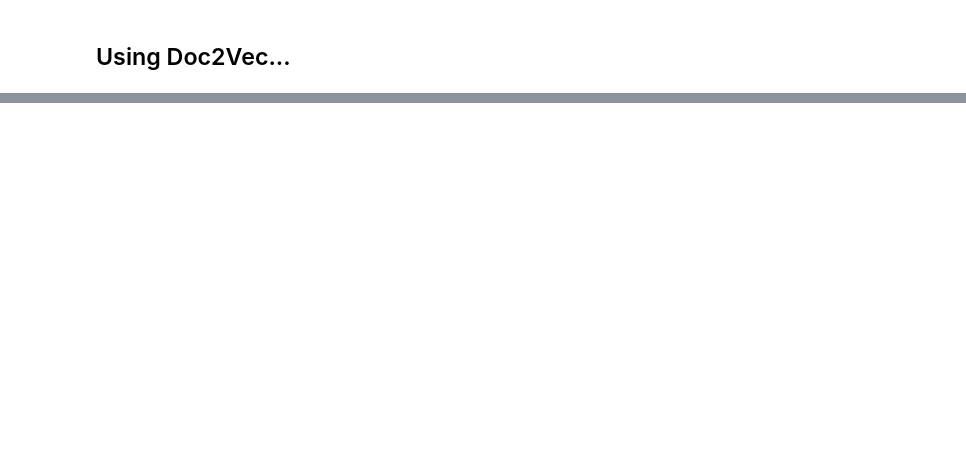
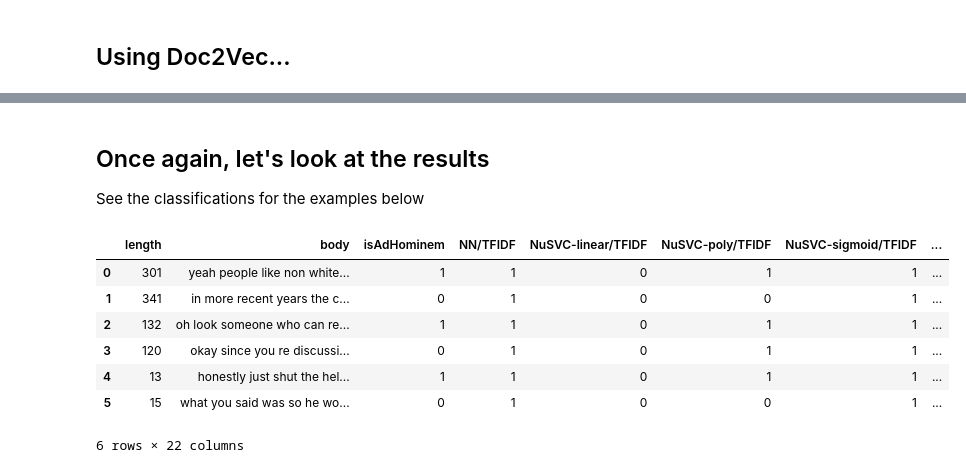
Before and after one commit to iPieter/ad-hominem-detection, a Jupyter notebook: models/06_samples/ind_analysis.ipynb, the cells around one changed output, grey strips where cells are left out. Saved outputs shown, nothing was run; the diff lists cells and outputs as text; code cells hidden in the pictures; blank space fills up the shorter version.

```diff
--- a/models/06_samples/ind_analysis.ipynb
+++ b/models/06_samples/ind_analysis.ipynb
@@ -350,0 +445,10 @@ y_test = list(df_samples["isAdHominem"])
+# %%
+%%time
+
+print("Fitting SVC model...")
+svcModel = SVC(kernel='sigmoid').fit(x_train, y_train)
+print("Done!")
+
+predicted = svcModel.predict(x_test)
+
+df_samples["SVC-sigmoid/Doc2Vec"] = predicted
@@ -350,0 +460,10 @@ y_test = list(df_samples["isAdHominem"])
+# %%
+%%time
+
+print("Fitting SVC model...")
+svcModel = SVC(kernel='rbf').fit(x_train, y_train)
+print("Done!")
+
+predicted = svcModel.predict(x_test)
+
+df_samples["SVC-rbf/Doc2Vec"] = predicted
@@ -350,0 +475,10 @@ y_test = list(df_samples["isAdHominem"])
+# %%
+%%time
+
+print("Fitting SVC model...")
+svcModel = SVC(kernel='linear').fit(x_train, y_train)
+print("Done!")
+
+predicted = svcModel.predict(x_test)
+
+df_samples["SVC-linear/Doc2Vec"] = predicted
@@ -350,0 +493,10 @@ y_test = list(df_samples["isAdHominem"])
+# %%
+%%time
+
+print("Fitting linear model...")
+linearModel = LinearSVC().fit(x_train, y_train)
+print("Done!")
+
+predicted = linearModel.predict(x_test)
+
+df_samples["linearSVC/Doc2Vec"] = predicted
@@ -350,0 +508,15 @@ y_test = list(df_samples["isAdHominem"])
+# %% [markdown]
+## Once again, let's look at the results
+See the classifications for the examples below
+# %%
+pd.set_option('display.max_colwidth', 30)
+df_samples
+# %% [output]
+|  | length | body | isAdHominem | NN/TFIDF | NuSVC-linear/TFIDF | NuSVC-poly/TFIDF | NuSVC-sigmoid/TFIDF | ... |
+| 0 | 301 | yeah people like non white... | 1 | 1 | 0 | 1 | 1 | ... |
+| 1 | 341 | in more recent years the c... | 0 | 1 | 0 | 0 | 1 | ... |
+| 2 | 132 | oh look someone who can re... | 1 | 1 | 0 | 1 | 1 | ... |
+| 3 | 120 | okay since you re discussi... | 0 | 1 | 0 | 1 | 1 | ... |
+| 4 | 13 | honestly just shut the hel... | 1 | 1 | 0 | 1 | 1 | ... |
+| 5 | 15 | what you said was so he wo... | 0 | 1 | 0 | 0 | 1 | ... |
+6 rows × 22 columns
```
Also changed, not shown: parts of 33 cells of this notebook, 1 other file.
